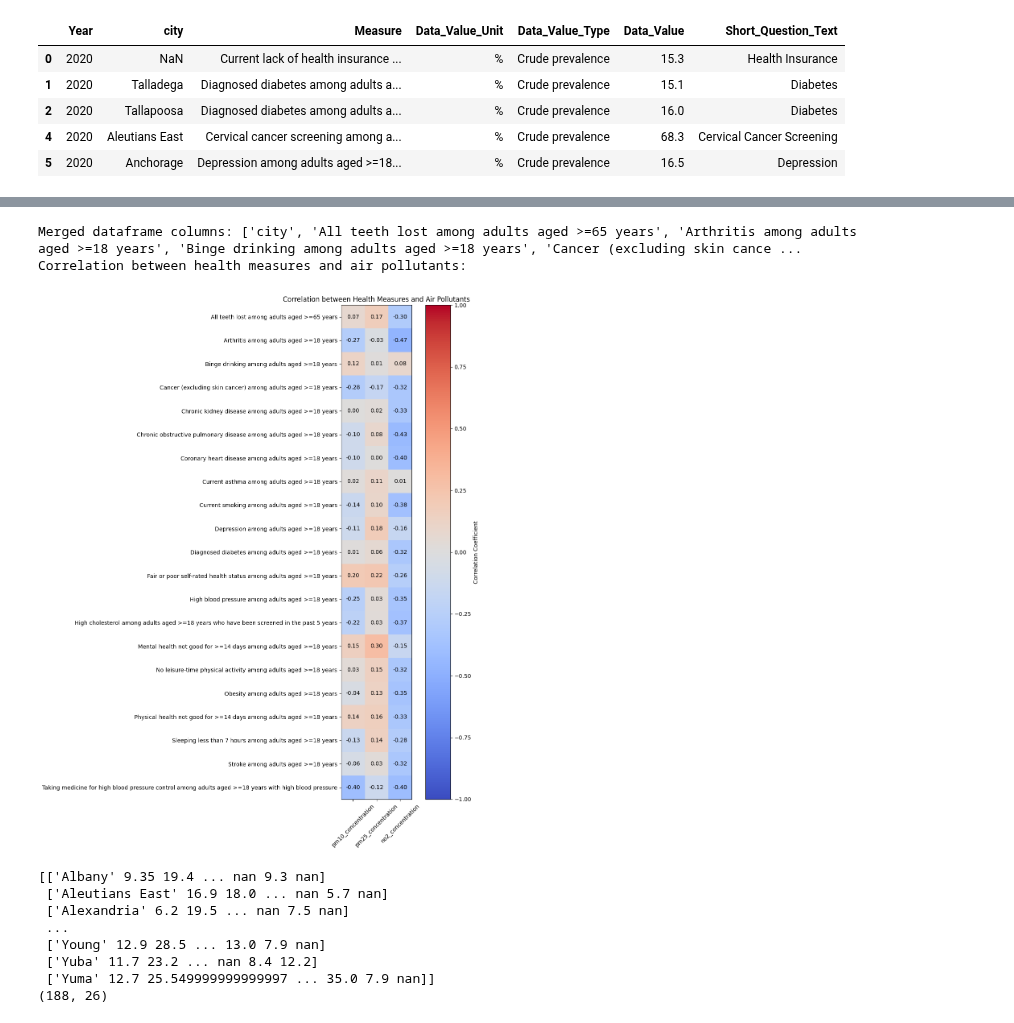
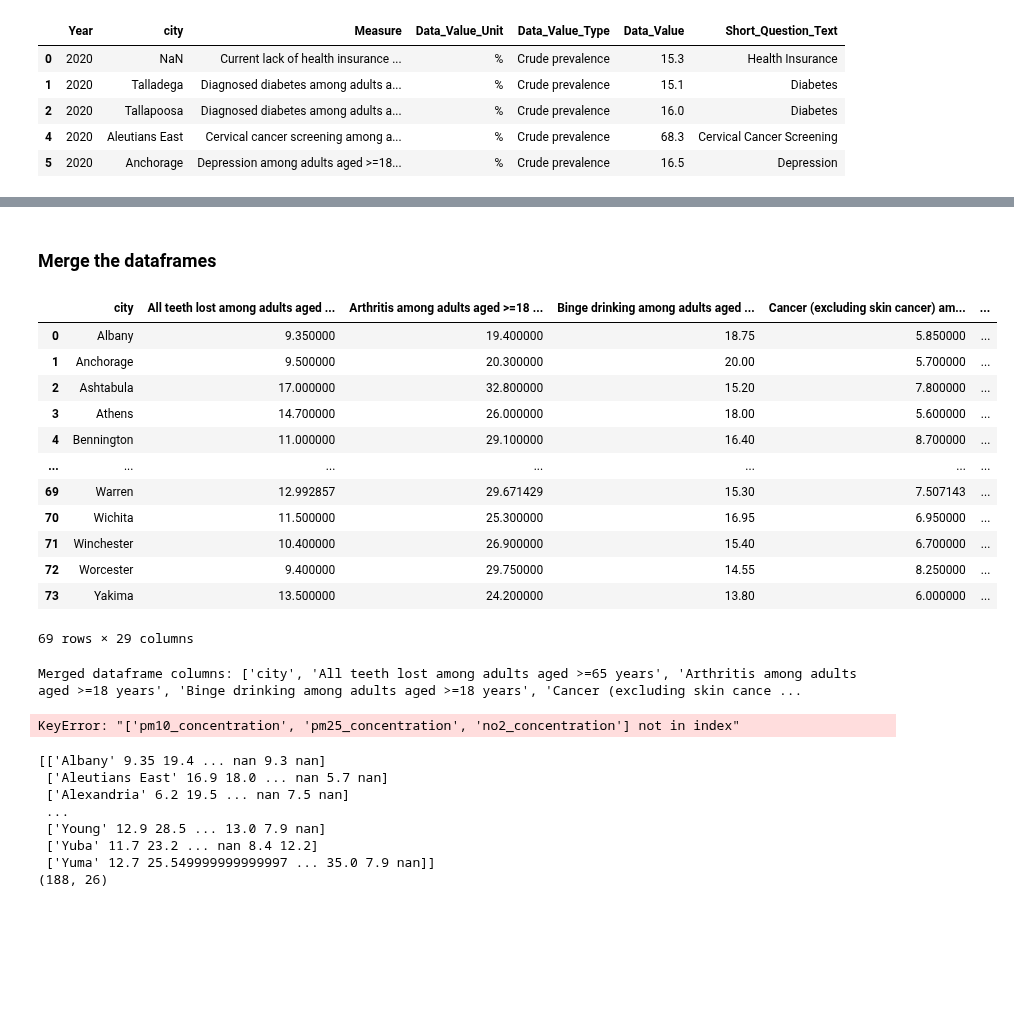
Before and after one commit to filoooooonov/pse-project, a Jupyter notebook: project.ipynb, the cells around one changed output, grey strips where cells are left out. Saved outputs shown, nothing was run; the diff lists cells and outputs as text; code cells hidden in the pictures; blank space fills up the shorter version.

```diff
--- a/project.ipynb
+++ b/project.ipynb
@@ -84,19 +125,32 @@ def find_best_match_city(city, citylist, threshold=80):
     else: city
 
 airdf['city'] = airdf['city'].apply(lambda x: find_best_match_city(x, unique_cities))
+# %% [markdown]
+### Merge the dataframes
 # %%
 merged_df = pd.merge(new_df, airdf, on='city', how='inner')
 merged_df = merged_df.drop_duplicates(subset='city', keep='first')
-# print(merged_df.shape)
-# print(merged_df['pm10_concentration'].notna().sum())
-# print(merged_df['pm25_concentration'].notna().sum())
-# print(merged_df['no2_concentration'].notna().sum())
+merged_df
+# %% [output]
+|  | city | All teeth lost among adults aged ... | Arthritis among adults aged >=18 ... | Binge drinking among adults aged ... | Cancer (excluding skin cancer) am... | ... |
+| 0 | Albany | 9.350000 | 19.400000 | 18.75 | 5.850000 | ... |
+| 1 | Anchorage | 9.500000 | 20.300000 | 20.00 | 5.700000 | ... |
+| 2 | Ashtabula | 17.000000 | 32.800000 | 15.20 | 7.800000 | ... |
+| 3 | Athens | 14.700000 | 26.000000 | 18.00 | 5.600000 | ... |
+| 4 | Bennington | 11.000000 | 29.100000 | 16.40 | 8.700000 | ... |
+| ... | ... | ... | ... | ... | ... | ... |
+| 69 | Warren | 12.992857 | 29.671429 | 15.30 | 7.507143 | ... |
+| 70 | Wichita | 11.500000 | 25.300000 | 16.95 | 6.950000 | ... |
+| 71 | Winchester | 10.400000 | 26.900000 | 15.40 | 6.700000 | ... |
+| 72 | Worcester | 9.400000 | 29.750000 | 14.55 | 8.250000 | ... |
+| 73 | Yakima | 13.500000 | 24.200000 | 13.80 | 6.000000 | ... |
+69 rows × 29 columns
 # %%
 # Print all column names to identify the correct ones
 print("Merged dataframe columns:", merged_df.columns.tolist())
 
 # Update these with the ACTUAL column names from your print output
-pollutants = ['pm10_concentration', 'pm25_concentration', 'no2_concentration']  # Use the correct names
+pollutants = ['CO',	'NO2',	'O3',	'PM10',	'PM2.5',	'Pb',	'SO2']  # Use the correct names
 
 # Get disease columns
 disease_columns = [col for col in new_df.columns if col != 'city']
@@ -137,8 +191,7 @@ plt.savefig('corr.png')
 plt.show()
 # %% [output]
 Merged dataframe columns: ['city', 'All teeth lost among adults aged >=65 years', 'Arthritis among adults aged >=18 years', 'Binge drinking among adults aged >=18 years', 'Cancer (excluding skin cance ...
-Correlation between health measures and air pollutants:
-[figure, removed]
+KeyError: "['pm10_concentration', 'pm25_concentration', 'no2_concentration'] not in index"
 # %%
 #This puts merged df into an array to use Scipy
 
```
Also changed, not shown: parts of 4 cells of this notebook, 2 other files.
